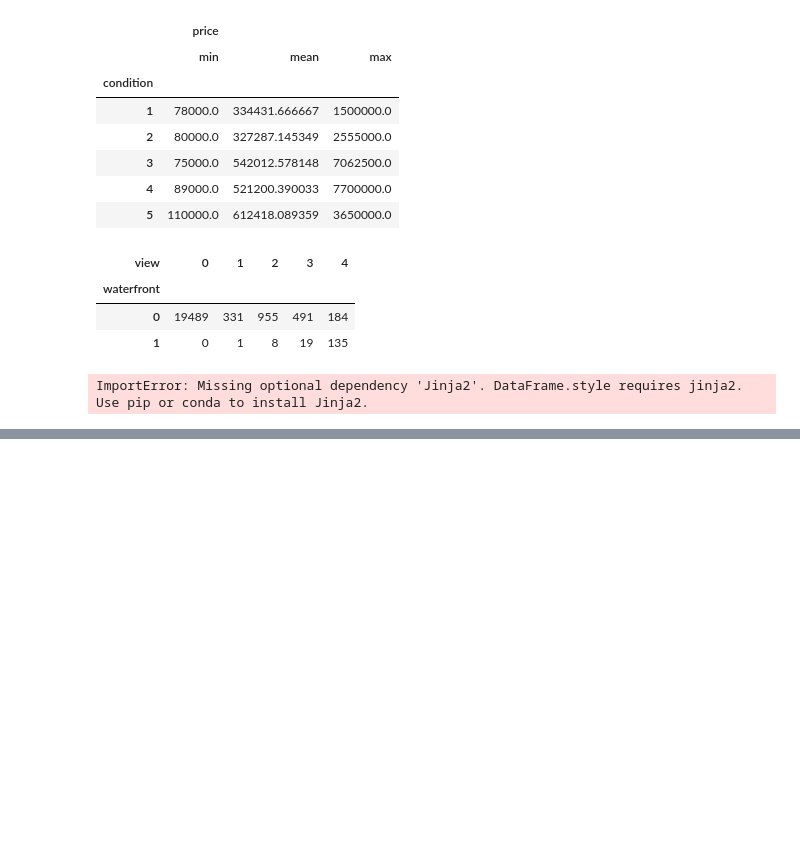
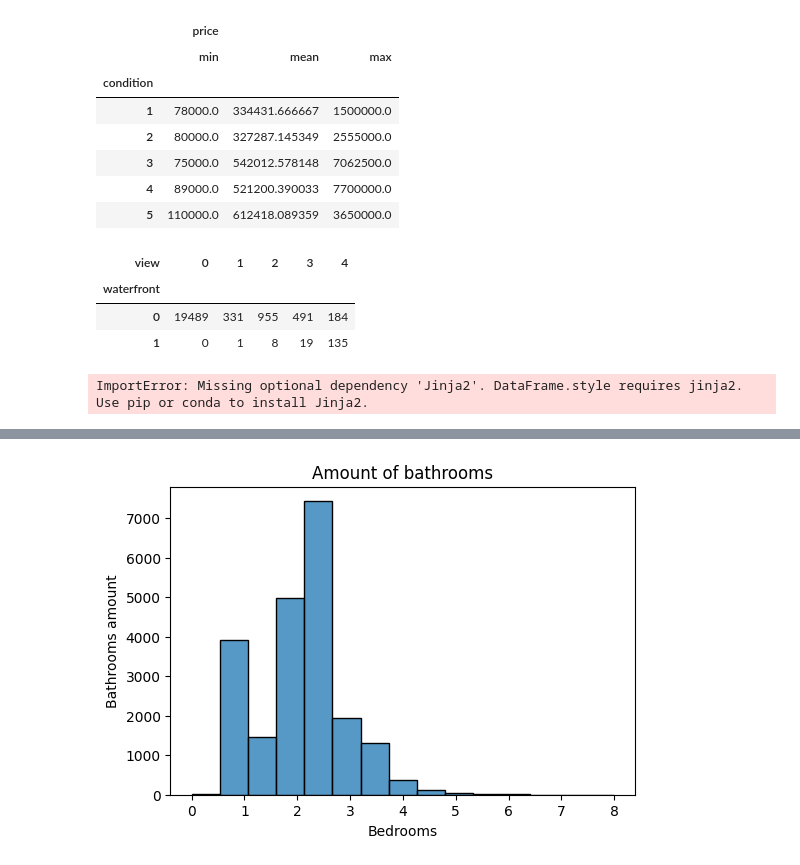
Before and after one commit to Arad540/Python_LibraryCourse, a Jupyter notebook: Sem4Homework.ipynb, the cells around one changed output, grey strips where cells are left out. Saved outputs shown, nothing was run; the diff lists cells and outputs as text; code cells hidden in the pictures; blank space fills up the shorter version.

```diff
--- a/Sem4Homework.ipynb
+++ b/Sem4Homework.ipynb
@@ -306,0 +370,10 @@ df.pivot_table(index='condition',
+# %%
+plt.figure(figsize=(6, 4))
+
+sns.histplot(df['bathrooms'], bins=15)
+
+plt.title('Amount of bathrooms')
+plt.xlabel('Bedrooms')
+plt.ylabel('Bathrooms amount');
+# %% [output]
+[figure, added]
```
Also changed, not shown: parts of 9 cells of this notebook.
